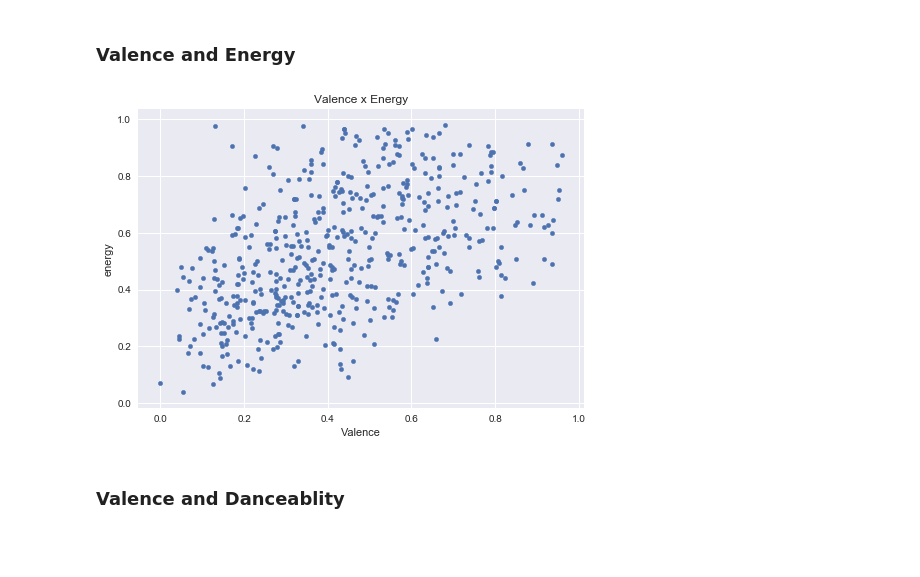
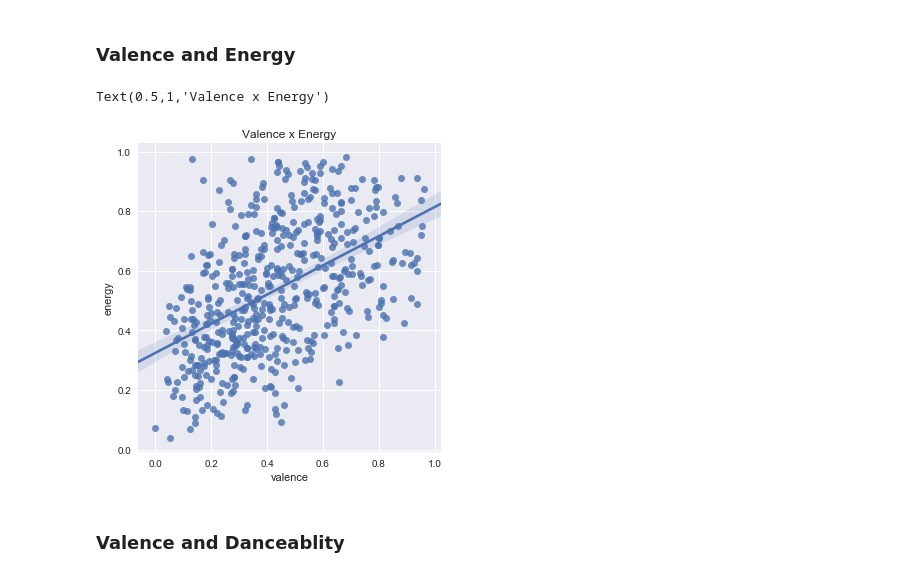
Before and after one commit to fadhilmch/music_taste_analysis, a Jupyter notebook: music_taste_analysis.ipynb, the cells around one changed output. Drawn from its saved outputs; the diff is of its cells as text; code cells hidden in the pictures; blank space fills up the shorter version.

```diff
--- a/music_taste_analysis.ipynb
+++ b/music_taste_analysis.ipynb
@@ -142,13 +142,11 @@ np.poly1d(np.polyfit(df_features['valence'], df_features['energy'],1))
 poly1d([0.49001271, 0.32403319])
 # %% [markdown]
 ### Valence and Energy
-# %%
-fig, ax = plt.subplots()
-style.use('seaborn')
-df_features.plot(kind='scatter',x='valence', y='energy',ax = ax , title="Valence x Energy")
-ax.set_xlabel("Valence")
-plt.show()
-# %% [output]
-[figure, removed]
+# %%
+sns.lmplot('valence', 'energy', data=df_features)
+plt.title('Valence x Energy')
+# %% [output]
+Text(0.5,1,'Valence x Energy')
+[figure, added]
 # %% [markdown]
 ### Valence and Danceablity
```
Also changed, not shown: parts of 2 cells of this notebook.
